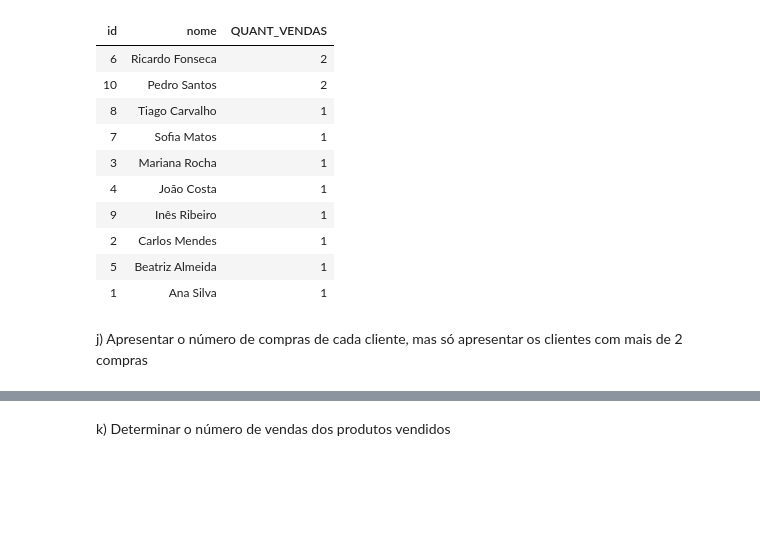
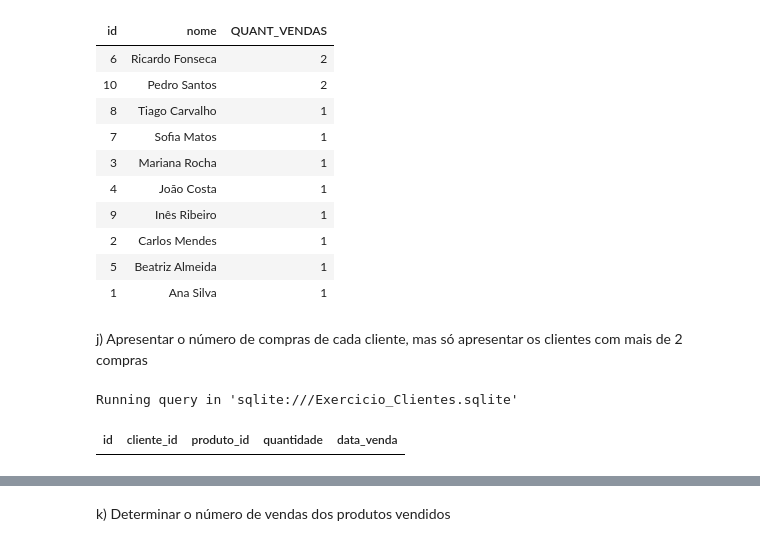
Before and after one commit to jpedrodias/FundamentosSQL, a Jupyter notebook: Week03/Exercicio_Clientes_resolvido.ipynb, the cells around one changed output, grey strips where cells are left out. Saved outputs shown, nothing was run; the diff lists cells and outputs as text; code cells hidden in the pictures; blank space fills up the shorter version.

```diff
--- a/Week03/Exercicio_Clientes_resolvido.ipynb
+++ b/Week03/Exercicio_Clientes_resolvido.ipynb
@@ -1070,3 +1070,9 @@ Running query in 'sqlite:///Exercicio_Clientes.sqlite'
 | 1 | Ana Silva | 1 |
 # %% [markdown]
 j) Apresentar o número de compras de cada cliente, mas só apresentar os clientes com mais de 2 compras
+# %%
+%%sql
+SELECT * FROM vendas LIMIT 0;
+# %% [output]
+Running query in 'sqlite:///Exercicio_Clientes.sqlite'
+| id | cliente_id | produto_id | quantidade | data_venda |
```
Also changed, not shown: parts of 2 cells of this notebook.
